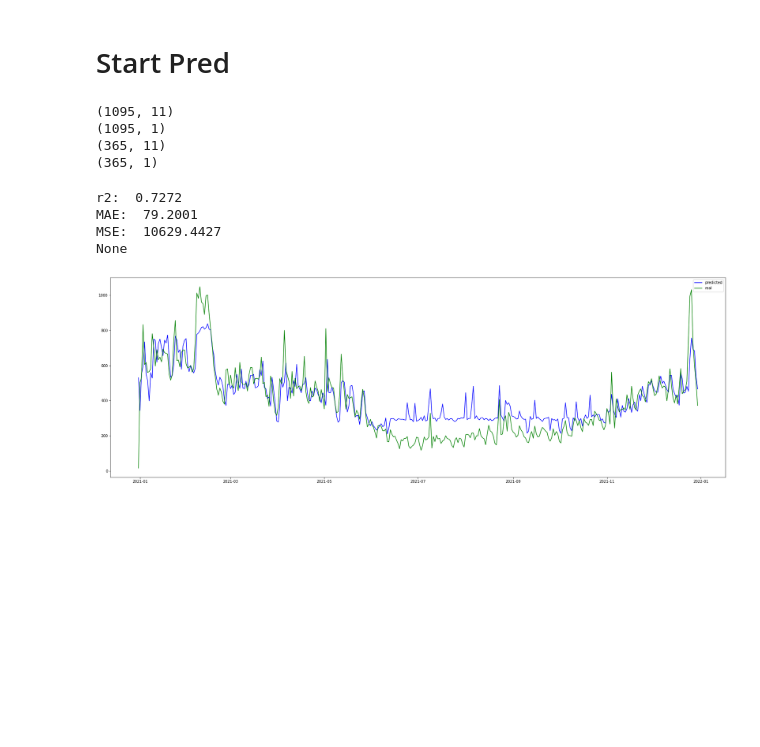
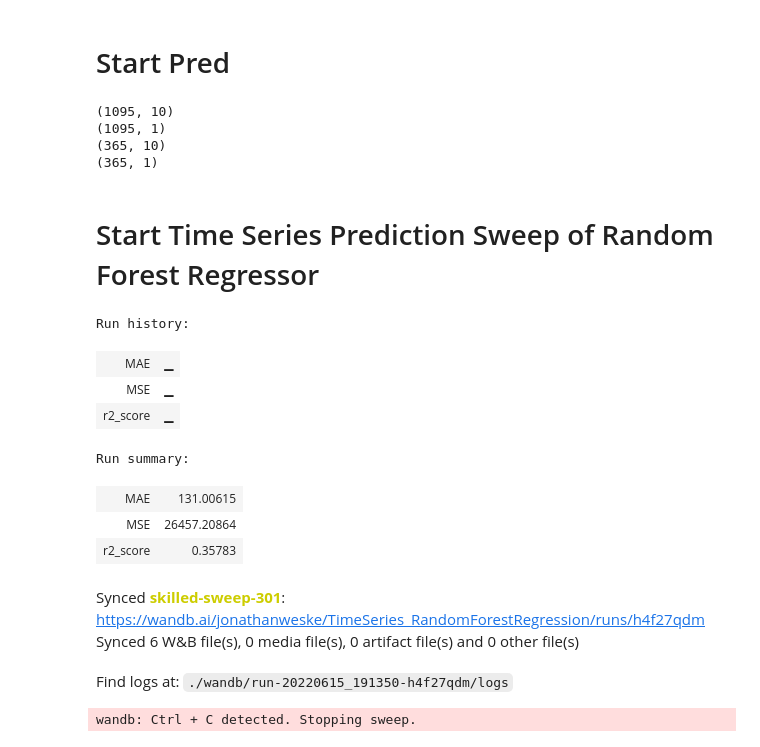
Before and after one commit to jw54kysa/bachelor_thesis_idle_time_prediction_nextbike, a Jupyter notebook: scripts/time_series/time_series_prediction.ipynb, the cells around one changed output. Cells and saved outputs as stored; diff of their text form; code cells hidden in the pictures; blank space fills up the shorter version.

```diff
--- a/scripts/time_series/time_series_prediction.ipynb
+++ b/scripts/time_series/time_series_prediction.ipynb
@@ -52,7 +58,7 @@ export.to_csv('../../data/tsdata-export.csv')
 from sklearn.model_selection import train_test_split
 
 TargetVariable = ['idle_time']
-Predictors = ['bike_count', 'temp', 'rain', 'snow', 'Yesterday', 'Yesterday_Diff', 'Last_Week', 'Last_Week_Diff', 'Last_Year', 'Last_Year_Diff','bike_count']
+Predictors = ['bike_count', 'temp', 'rain', 'snow', 'Yesterday', 'Yesterday_Diff', 'Last_Week', 'Last_Week_Diff', 'Last_Year', 'Last_Year_Diff']
 X = tsdata[Predictors]
 y = tsdata[TargetVariable]
 
@@ -65,9 +71,9 @@ print(y_train.shape)
 print(X_test.shape)
 print(y_test.shape)
 # %% [output]
-(1095, 11)
+(1095, 10)
 (1095, 1)
-(365, 11)
+(365, 10)
 (365, 1)
 # %%
 import sklearn.metrics as metrics
@@ -104,14 +112,3 @@ def start_model(_model,_X_train,_y_train,_X_test,_y_test):
     plt.plot(_y_test, color='green', label='real')
     plt.legend()
     plt.show()
-# %%
-from sklearn.ensemble import RandomForestRegressor
-
-model = RandomForestRegressor()
-start_model(model,X_train,y_train,X_test,y_test)
-# %% [output]
-r2:  0.7272
-MAE:  79.2001
-MSE:  10629.4427
-None
-[figure, removed]
@@ -117,0 +145,50 @@ None
+# %% [markdown]
+# Start Time Series Prediction Sweep of Random Forest Regressor
+# %%
+import wandb
+from sklearn.ensemble import RandomForestRegressor
+
+def my_train_func():
+    wandb.init()
+
+    _n_estimators = wandb.config.n_estimators
+    _criterion = wandb.config.criterion
+    _max_depth = wandb.config.max_depth
+    _bootstrap = wandb.config.bootstrap
+    _max_features = wandb.config.max_features
+    _min_samples_leaf = wandb.config.min_samples_leaf
+    _min_samples_split = wandb.config.min_samples_split
+
+    model = RandomForestRegressor(n_estimators=_n_estimators,
+                                  criterion=_criterion,
+                                  max_depth=_max_depth,
+                                  bootstrap=_bootstrap,
+                                  max_features=_max_features,
+                                  min_samples_leaf=_min_samples_leaf,
+                                  min_samples_split=_min_samples_split,
+                                  n_jobs=2)
+
+    model.fit(X_train, y_train.values.ravel())
+    y_pred = model.predict(X_test)
+
+    r2, mae, mse =regression_results(y_test, y_pred)
+
+    wandb.log({"r2_score": r2, "MAE": mae, "MSE": mse})
+
+# INIT SWEEP
+sweep_id_rfc = wandb.sweep(sweep_configuration_rfr, project="TimeSeries_RandomForestRegression")
+# RUN SWEEP
+wandb.agent(sweep_id_rfc, function=my_train_func)
+# %% [output]
+Run history:
+| MAE | ▁ |
+| MSE | ▁ |
+| r2_score | ▁ |
+Run summary:
+| MAE | 131.00615 |
+| MSE | 26457.20864 |
+| r2_score | 0.35783 |
+Synced skilled-sweep-301: https://wandb.ai/jonathanweske/TimeSeries_RandomForestRegression/runs/h4f27qdm
+Synced 6 W&B file(s), 0 media file(s), 0 artifact file(s) and 0 other file(s)
+Find logs at: ./wandb/run-20220615_191350-h4f27qdm/logs
+wandb: Ctrl + C detected. Stopping sweep.
```
Also changed, not shown: parts of 9 cells of this notebook, 14 other files.
